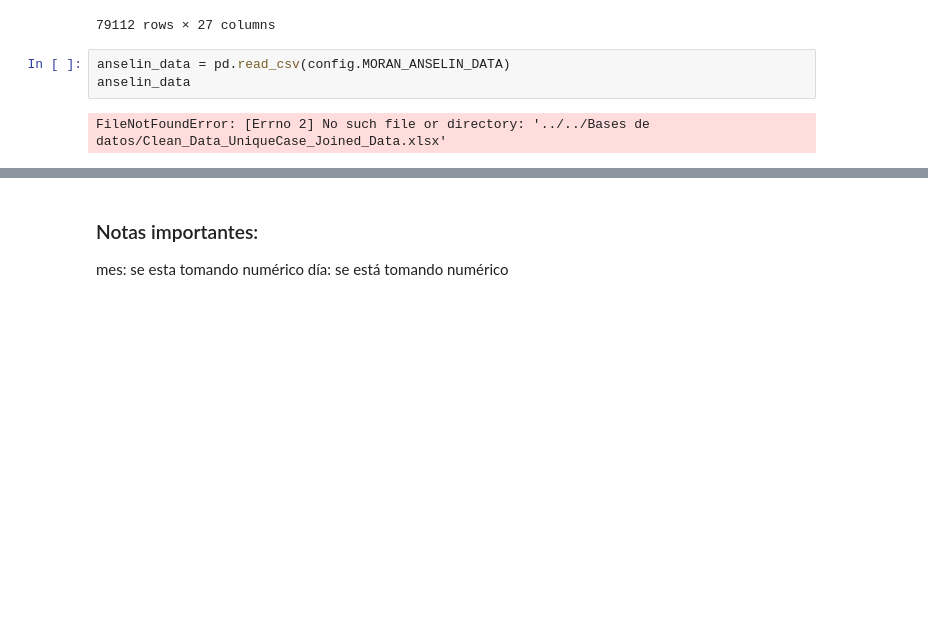
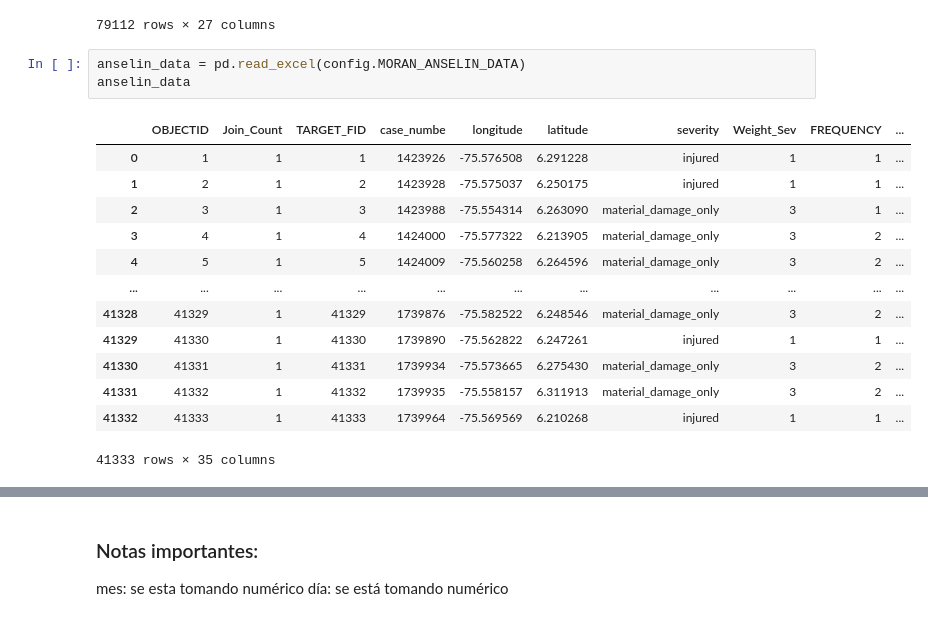
Before and after one commit to Anmjaramillo412/Buses_accidents_Medellin, a Jupyter notebook: notebooks/8-Moran_hot_spot.ipynb, the cells around one changed output, grey strips where cells are left out. Drawn from its saved outputs; the diff is of its cells as text; blank space fills up the shorter version.

```diff
--- a/notebooks/8-Moran_hot_spot.ipynb
+++ b/notebooks/8-Moran_hot_spot.ipynb
@@ -31,7 +31,19 @@ loaded_cleaned_data
 | 79111 | 1470985 | 2014 | approximate_road_network | material_damage_only | los_mangos | 12 | 31 | -75.541845 | 6.249259 | ... |
 79112 rows × 27 columns
 # %%
-anselin_data = pd.read_csv(config.MORAN_ANSELIN_DATA)
+anselin_data = pd.read_excel(config.MORAN_ANSELIN_DATA)
 anselin_data
 # %% [output]
+|  | OBJECTID | Join_Count | TARGET_FID | case_numbe | longitude | latitude | severity | Weight_Sev | FREQUENCY | ... |
+| 0 | 1 | 1 | 1 | 1423926 | -75.576508 | 6.291228 | injured | 1 | 1 | ... |
+| 1 | 2 | 1 | 2 | 1423928 | -75.575037 | 6.250175 | injured | 1 | 1 | ... |
+| 2 | 3 | 1 | 3 | 1423988 | -75.554314 | 6.263090 | material_damage_only | 3 | 1 | ... |
+| 3 | 4 | 1 | 4 | 1424000 | -75.577322 | 6.213905 | material_damage_only | 3 | 2 | ... |
+| 4 | 5 | 1 | 5 | 1424009 | -75.560258 | 6.264596 | material_damage_only | 3 | 2 | ... |
+| ... | ... | ... | ... | ... | ... | ... | ... | ... | ... | ... |
+| 41328 | 41329 | 1 | 41329 | 1739876 | -75.582522 | 6.248546 | material_damage_only | 3 | 2 | ... |
+| 41329 | 41330 | 1 | 41330 | 1739890 | -75.562822 | 6.247261 | injured | 1 | 1 | ... |
+| 41330 | 41331 | 1 | 41331 | 1739934 | -75.573665 | 6.275430 | material_damage_only | 3 | 2 | ... |
+| 41331 | 41332 | 1 | 41332 | 1739935 | -75.558157 | 6.311913 | material_damage_only | 3 | 2 | ... |
+| 41332 | 41333 | 1 | 41333 | 1739964 | -75.569569 | 6.210268 | injured | 1 | 1 | ... |
-FileNotFoundError: [Errno 2] No such file or directory: '../../Bases de datos/Clean_Data_UniqueCase_Joined_Data.xlsx'
+41333 rows × 35 columns
```
Also changed, not shown: parts of 9 cells of this notebook, 1 other file.
